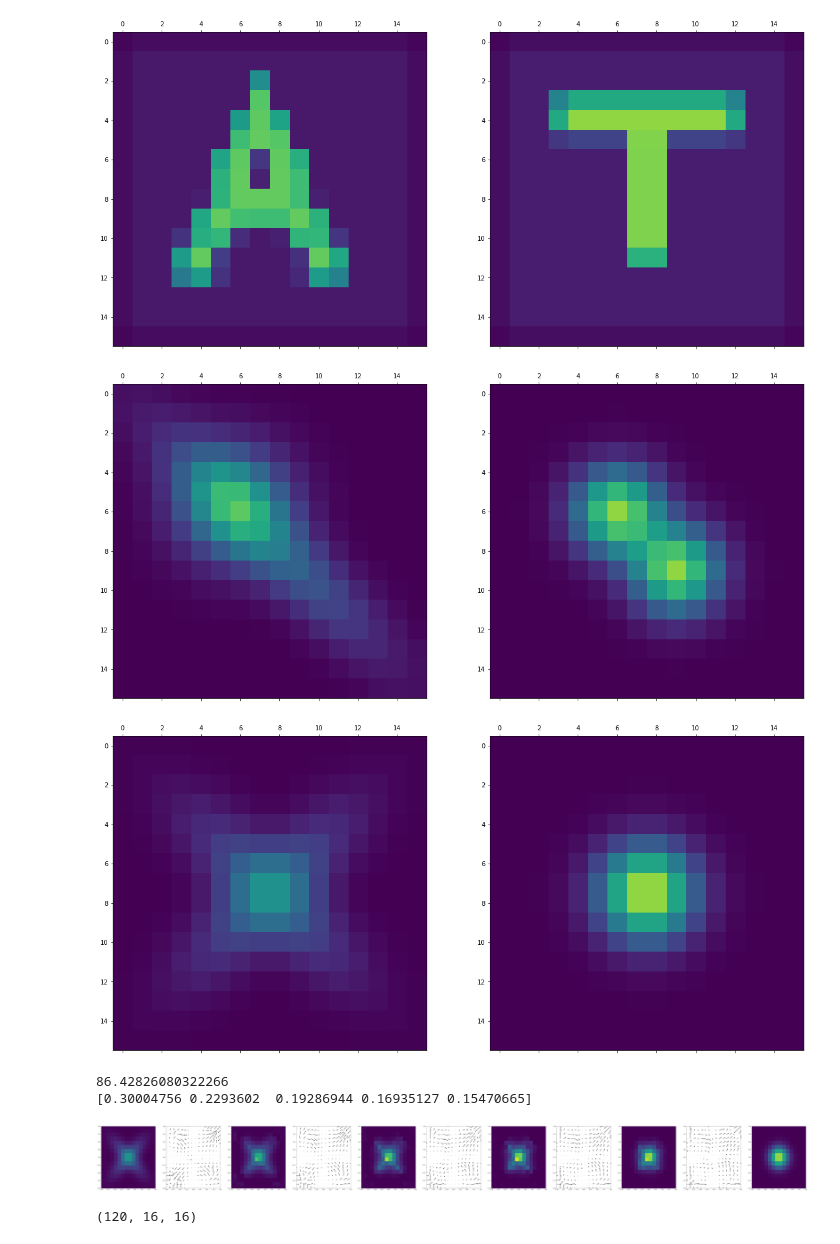
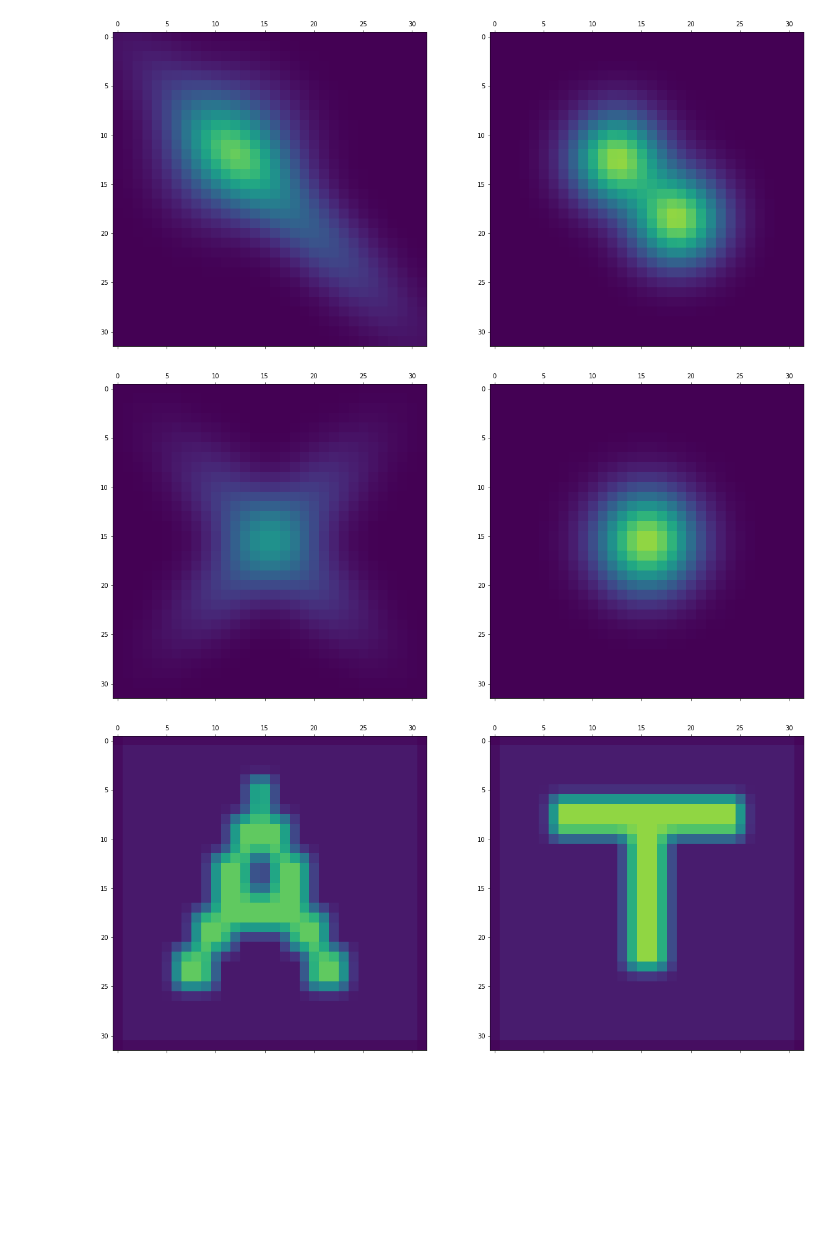
Before and after one commit to mao1756/pdot, a Jupyter notebook: OT.ipynb, the cells around one changed output. Saved outputs shown, nothing was run; the diff lists cells and outputs as text; code cells hidden in the pictures; blank space fills up the shorter version.

```diff
--- a/OT.ipynb
+++ b/OT.ipynb
@@ -30,29 +25,29 @@ plot_pair(mu_1,mu_2)
-# %%
-mu_2 = load_dist("T.png",grid)
-mu_1 = load_dist("A.png",grid)
-plot_pair(mu_1,mu_2)
-# %% [output]
-[figure, old version]
 # %%
 G1=torch.Tensor([[12,0],[0,12]]).to(dtype=torchdtype, device=torchdeviceId)
 G2=torch.Tensor([[10,-18],[0,10]]).to(dtype=torchdtype, device=torchdeviceId)
 G3=torch.Tensor([[7,0],[0,7]]).to(dtype=torchdtype, device=torchdeviceId)
-mu_2 = normalize(gaussian(.2,.2,G1,grid)+ gaussian(-.2,-.2,G1,grid))
+mu_2 = G.normalize(G.gaussian(.2,.2,G1)+ G.gaussian(-.2,-.2,G1))
 
-mu_1 = normalize(gaussian(0,0,G2,grid)+gaussian(-.25,-.25,G3,grid))
+mu_1 = G.normalize(G.gaussian(0,0,G2)+G.gaussian(-.25,-.25,G3))
 
-plot_pair(mu_1,mu_2)
+G.plot_pair(mu_1,mu_2)
 # %% [output]
-[figure, old version]
+[figure, new version]
 # %%
 G1=torch.Tensor([[10,0],[0,10]]).to(dtype=torchdtype, device=torchdeviceId)
 G2=torch.Tensor([[10,16],[0,10]]).to(dtype=torchdtype, device=torchdeviceId)
 G3=torch.Tensor([[10,-16],[0,10]]).to(dtype=torchdtype, device=torchdeviceId)
-mu_2 = gaussian(0,0,G1,grid)
+mu_2 = G.gaussian(0,0,G1)
 
-mu_1 = normalize(gaussian(0,0,G2,grid)+gaussian(0,0,G3,grid))
+mu_1 = G.normalize(G.gaussian(0,0,G2)+G.gaussian(0,0,G3))
 
-plot_pair(mu_1,mu_2)
+G.plot_pair(mu_1,mu_2)
 # %% [output]
-[figure, old version]
+[figure, new version]
+# %%
+mu_2 = G.load_dist_inv("data/T.png")
+mu_1 = G.load_dist_inv("data/A.png")
+G.plot_pair(mu_1,mu_2)
+# %% [output]
+[figure, new version]
 # %%
@@ -74,16 +65,5 @@ def inner_prod(X,source,p,grid):
 # %%
 start =time.time()
-vecs,ps = DiffeoOT_multires(mu_1,mu_2,grid,params,inner_prod)
-print(time.time()-start)
-pl_pathlength = path_length(grid,mu_1,inner_prod,vecs)
-print(pl_pathlength)
+vecs,ps = G.OT(mu_1.flatten(),mu_2.flatten(),T,match_coeff,path_coeff,max_iter=1000)
+pl_pathlength = G.path_length(mu_1.flatten(),vecs)
 N=vecs.shape[0]
-# %% [output]
-86.42826080322266
-[0.30004756 0.2293602  0.19286944 0.16935127 0.15470665]
-# %%
-plot_sequence(mu_1,mu_2,grid,ps,vecs)
-save_gif(mu_1,mu_2,ps)
-# %% [output]
-[figure, removed]
-(120, 16, 16)
```
Also changed, not shown: parts of 9 cells of this notebook, 8 other files.
